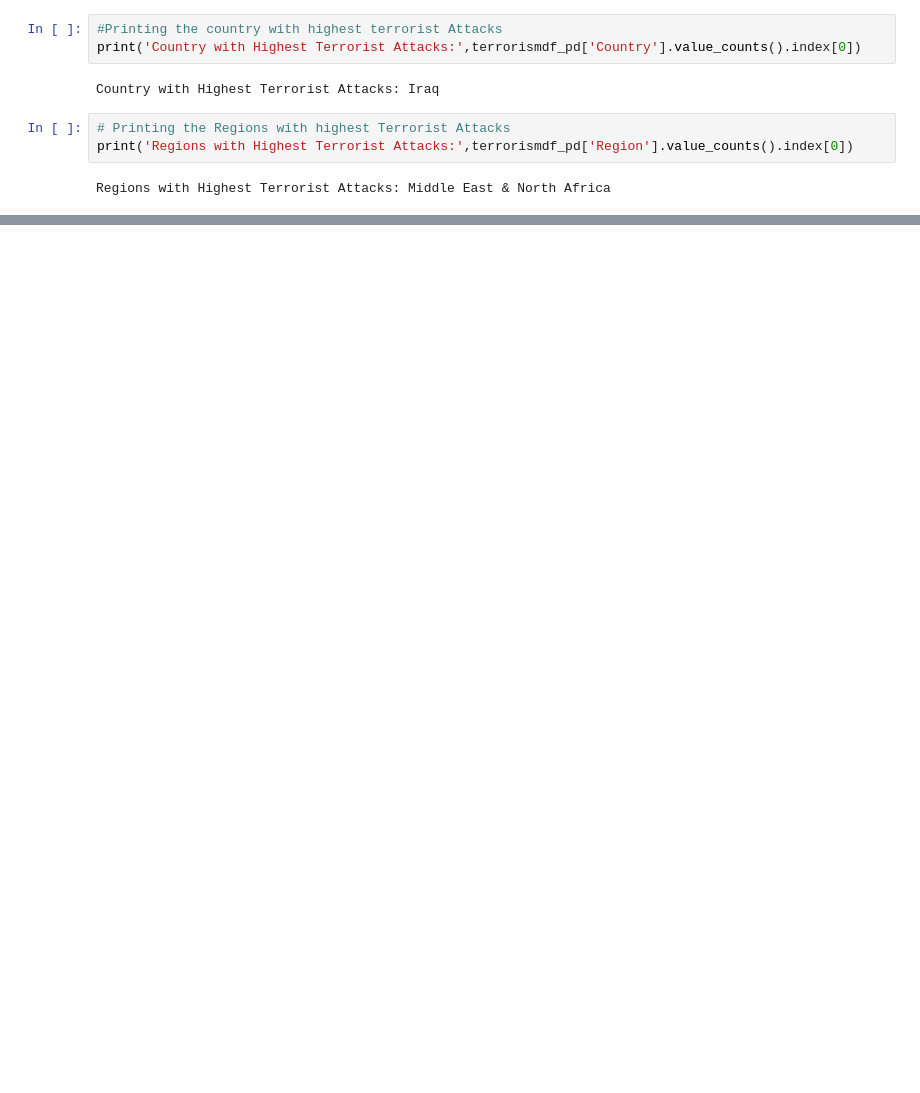
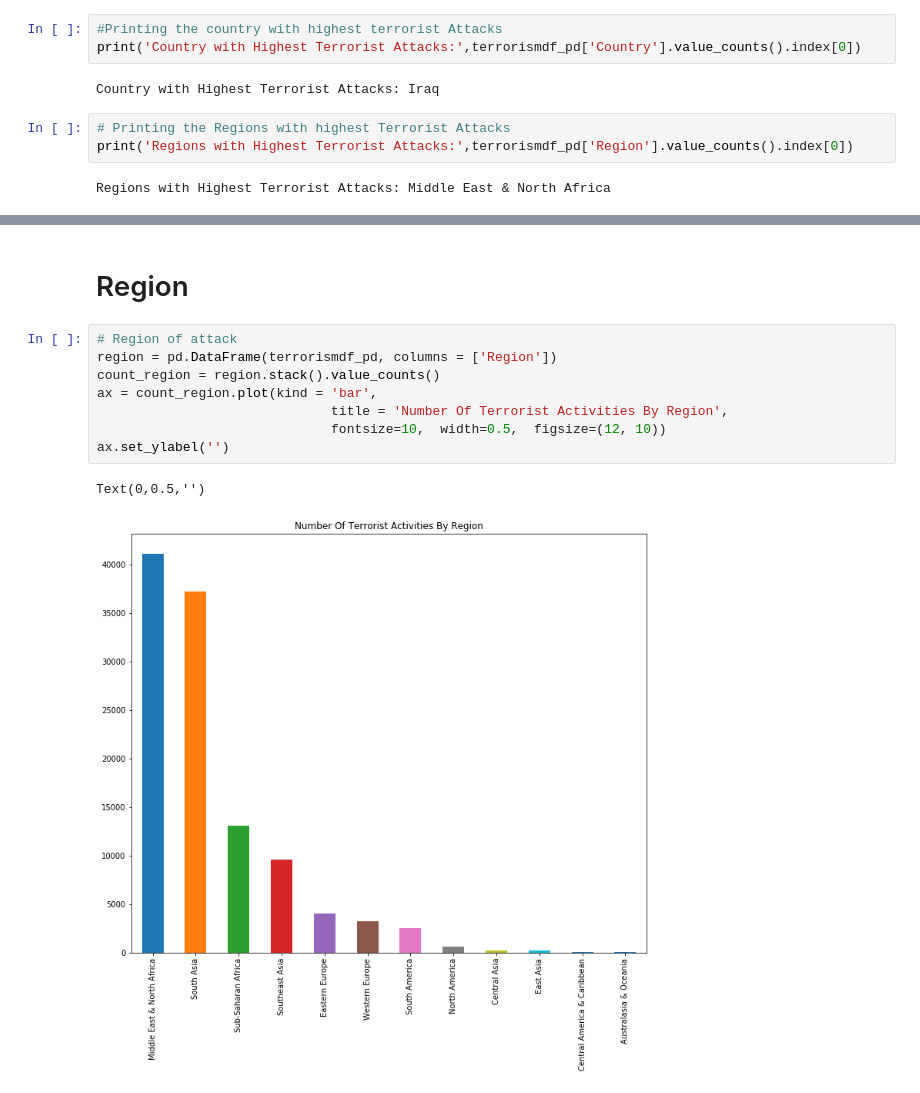
Before and after one commit to Gary-1606/Trial-BDAS, a Jupyter notebook: GlobalTerrorism.ipynb, the cells around one changed output, grey strips where cells are left out. Saved outputs shown, nothing was run; the diff lists cells and outputs as text; blank space fills up the shorter version.

```diff
--- a/GlobalTerrorism.ipynb
+++ b/GlobalTerrorism.ipynb
@@ -411,0 +428,13 @@ Regions with Highest Terrorist Attacks: Middle East & North Africa
+# %% [markdown]
+# Region
+# %%
+# Region of attack
+region = pd.DataFrame(terrorismdf_pd, columns = ['Region'])
+count_region = region.stack().value_counts()
+ax = count_region.plot(kind = 'bar',
+                              title = 'Number Of Terrorist Activities By Region',
+                              fontsize=10,  width=0.5,  figsize=(12, 10))
+ax.set_ylabel('')
+# %% [output]
+Text(0,0.5,'')
+[figure, added]
```
Also changed, not shown: parts of 16 cells of this notebook.
